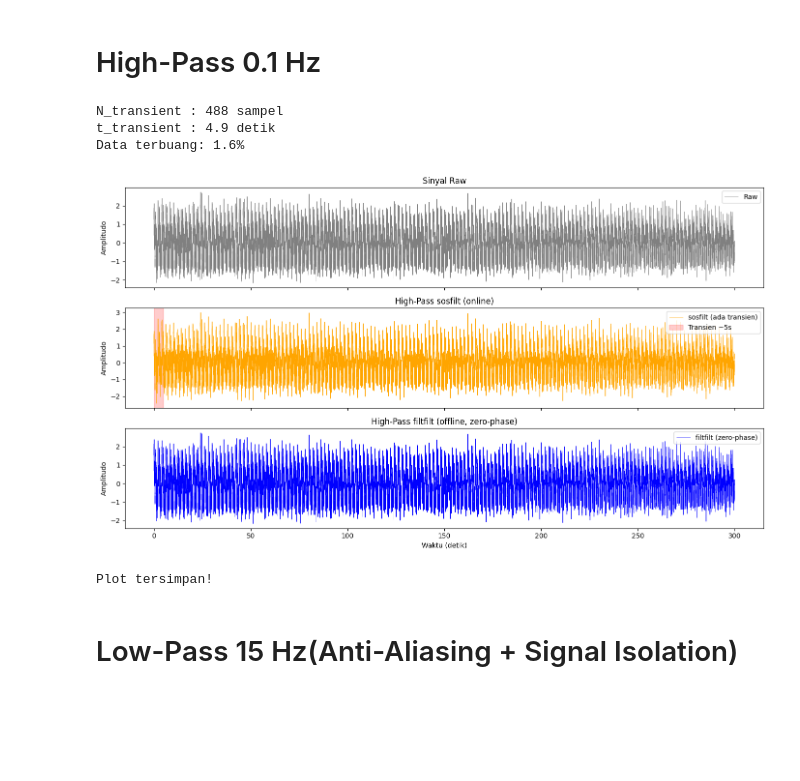
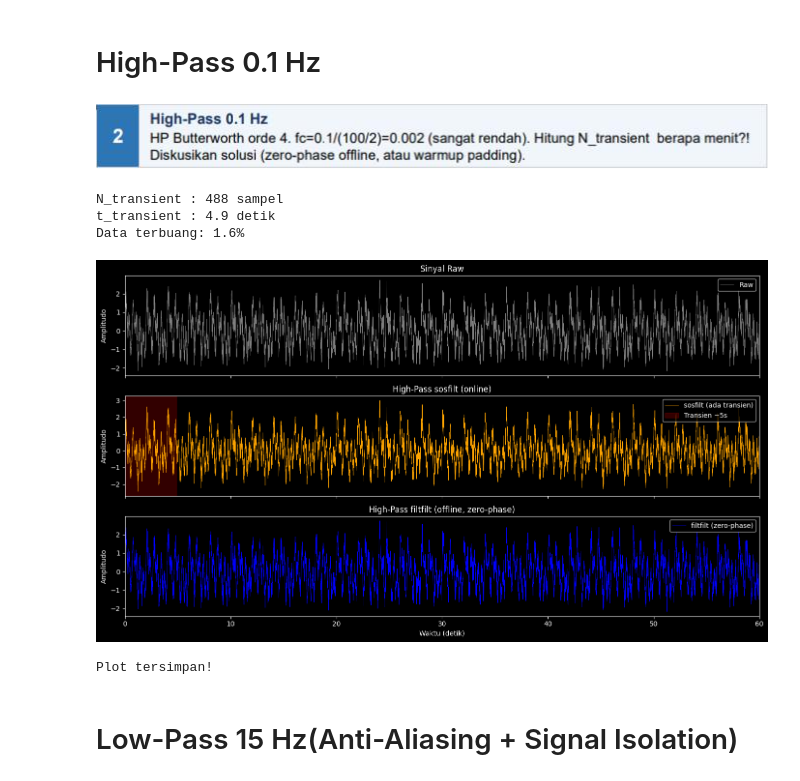
Before and after one commit to Dzuumirrah/seismicEstimationPSD, a Jupyter notebook: Kelompok_7.ipynb, the cells around one changed output. Drawn from its saved outputs; the diff is of its cells as text; code cells hidden in the pictures; blank space fills up the shorter version.

```diff
--- a/Kelompok_7.ipynb
+++ b/Kelompok_7.ipynb
@@ -56,5 +56,7 @@ Text(0, 0.5, 'Amplitudo')
 # %% [markdown]
 # High-Pass 0.1 Hz
+# %% [markdown]
+![image.png](attachment:image.png)
 # %%
 import numpy as np
 from scipy import signal
@@ -63,23 +65,23 @@ import matplotlib.pyplot as plt
 # ============================================================
 # SETUP SINYAL (dari Starter Code Topik 8)
 # ============================================================
-fs = 100.
-np.random.seed(88)
-N = int(fs * 300)
-t = np.arange(N) / fs
+# fs = 100.
+# np.random.seed(88)
+# N = int(fs * 300)
+# t = np.arange(N) / fs
 
-# Sinyal seismik
-x_P      = 0.80 * np.sin(2*np.pi*3.0*t) * np.exp(-0.002*t)   # P-wave 3 Hz
-x_S      = 0.50 * np.sin(2*np.pi*0.5*t)                        # S-wave 0.5 Hz
-x_tremor = 0.60 * np.sin(2*np.pi*1.5*t) * (1 + 0.3*np.sin(2*np.pi*0.05*t))
-x_signal = x_P + x_S + x_tremor
+# # Sinyal seismik
+# x_P      = 0.80 * np.sin(2*np.pi*3.0*t) * np.exp(-0.002*t)   # P-wave 3 Hz
+# x_S      = 0.50 * np.sin(2*np.pi*0.5*t)                        # S-wave 0.5 Hz
+# x_tremor = 0.60 * np.sin(2*np.pi*1.5*t) * (1 + 0.3*np.sin(2*np.pi*0.05*t))
+# x_signal = x_P + x_S + x_tremor
 
-# Noise
-x_micro  = 0.40 * np.sin(2*np.pi*1.0*t + 1.2)
-x_wind   = 0.30 * np.random.randn(N)
-x_pln    = 0.20 * np.sin(2*np.pi*50*t)
-x_noise  = x_micro + x_wind + x_pln
-x_raw    = x_signal + x_noise
+# # Noise
+# x_micro  = 0.40 * np.sin(2*np.pi*1.0*t + 1.2)
+# x_wind   = 0.30 * np.random.randn(N)
+# x_pln    = 0.20 * np.sin(2*np.pi*50*t)
+# x_noise  = x_micro + x_wind + x_pln
+# x_raw    = x_signal + x_noise
 
 # ============================================================
 # HIGH-PASS FILTER 0.1 Hz — Butterworth Orde 4
@@ -110,34 +112,38 @@ x_hp_sosfilt = signal.sosfilt(sos, x_raw)
 # filtfilt — zero-phase, transien minimal
 b2, a2 = signal.butter(order, fn, btype='high')
 x_hp_filtfilt = signal.filtfilt(b2, a2, x_raw)
 
 # ============================================================
 # PLOT PERBANDINGAN
 # ============================================================
+xlim = (0, 60) # zoom pada 1 menit pertama untuk melihat detail
 fig, axes = plt.subplots(3, 1, figsize=(14, 8), sharex=True)
 
 axes[0].plot(t, x_raw, color='gray', lw=0.5, label='Raw')
 axes[0].set_ylabel('Amplitudo'); axes[0].set_title('Sinyal Raw')
 axes[0].legend()
+axes[0].set_xlim(xlim)
 
 axes[1].plot(t, x_hp_sosfilt, color='orange', lw=0.5, label='sosfilt (ada transien)')
 axes[1].axvspan(0, t_transient, alpha=0.2, color='red', label=f'Transien ~{t_transient:.0f}s')
 axes[1].set_ylabel('Amplitudo'); axes[1].set_title('High-Pass sosfilt (online)')
 axes[1].legend()
+axes[1].set_xlim(xlim)
 
 axes[2].plot(t, x_hp_filtfilt, color='blue', lw=0.5, label='filtfilt (zero-phase)')
 axes[2].set_ylabel('Amplitudo'); axes[2].set_title('High-Pass filtfilt (offline, zero-phase)')
 axes[2].set_xlabel('Waktu (detik)'); axes[2].legend()
+axes[2].set_xlim(xlim)
 
 plt.tight_layout()
 plt.savefig('highpass_comparison.png', dpi=150)
 plt.show()
 print("Plot tersimpan!")
 # %% [output]
 N_transient : 488 sampel
 t_transient : 4.9 detik
 Data terbuang: 1.6%
-[figure, old version]
+[figure, new version]
 Plot tersimpan!
 # %% [markdown]
 # Low-Pass 15 Hz(Anti-Aliasing + Signal Isolation)
```
Also changed, not shown: parts of 23 cells of this notebook, 5 other files.
